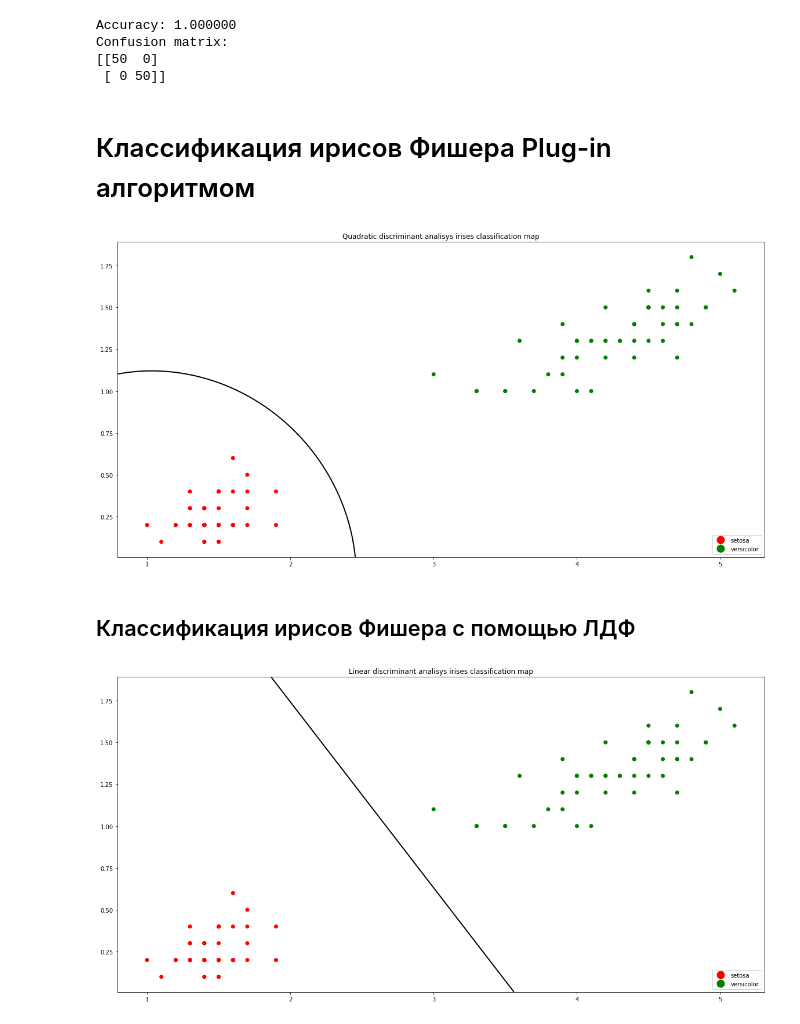
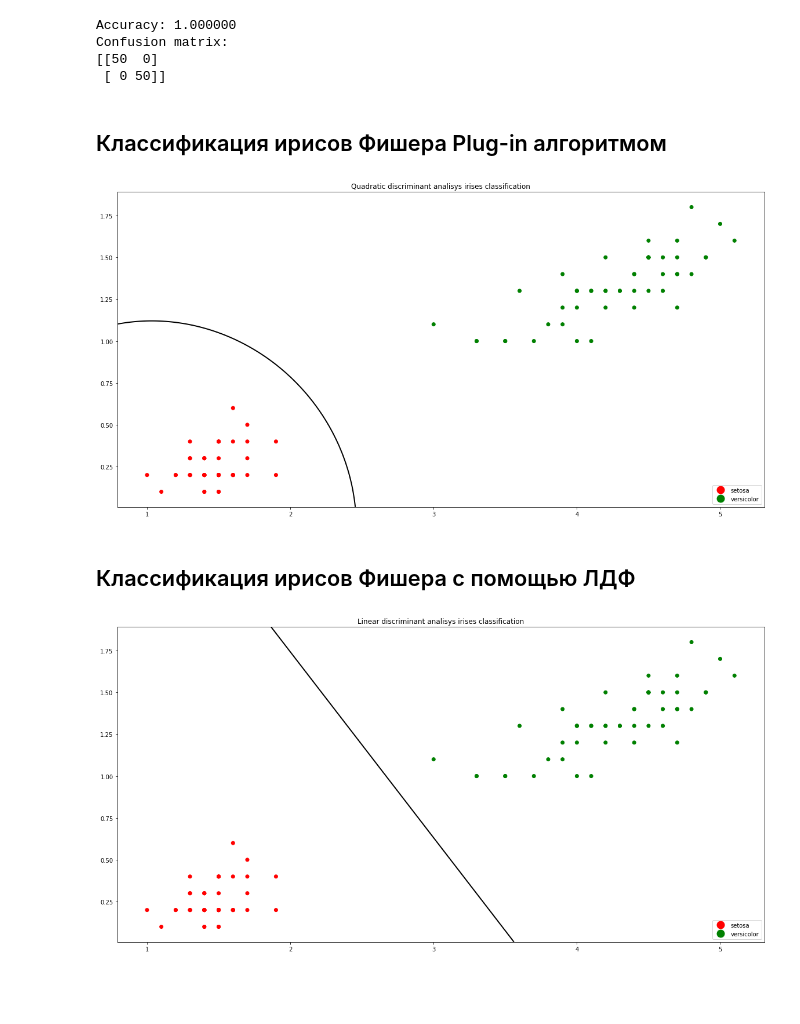
Before and after one commit to IHappyPlant/MLTheory, a Jupyter notebook: BayesClassifiers.ipynb, the cells around one changed output. Drawn from its saved outputs; the diff is of its cells as text; code cells hidden in the pictures; blank space fills up the shorter version.

```diff
--- a/BayesClassifiers.ipynb
+++ b/BayesClassifiers.ipynb
@@ -51,29 +57,29 @@ Confusion matrix:
 [[50  0]
  [ 0 50]]
 # %% [markdown]
-# Классификация ирисов Фишера Plug-in алгоритмом
+## Классификация ирисов Фишера Plug-in алгоритмом
 # %%
 clf = QuadraticDiscriminantAnalysis()
 clf.fit(data, target)
 
 colors = np.array(['red', 'green'])
 fig, ax = plt.subplots(figsize=(20, 10))
 ax.scatter(data[:, 0], data[:, 1], color=colors[target])
 handlers = [Line2D([0], [0], marker='o', color='w', label=target_names[i],
             markerfacecolor=colors[i], markersize=15) for i in range(0, len(colors))]
 ax.legend(handles=handlers, loc='lower right')
-ax.set_title('Quadratic discriminant analisys irises classification map')
+ax.set_title('Quadratic discriminant analisys irises classification')
 
 x_min, x_max = plt.xlim()
 y_min, y_max = plt.ylim()
 xx, yy = np.meshgrid(np.linspace(x_min, x_max, 200),
                      np.linspace(y_min, y_max, 200))
 Z = clf.predict_proba(np.c_[xx.ravel(), yy.ravel()])
 Z = Z[:, 0].reshape(xx.shape)
 ax.contour(xx, yy, Z, [0.5], linewidths=2, colors='black')
 plt.show()
 # %% [output]
-[figure, old version]
+[figure, new version]
 # %% [markdown]
 ## Классификация ирисов Фишера c помощью ЛДФ
 # %%
@@ -86,7 +92,7 @@ ax.scatter(data[:, 0], data[:, 1], color=colors[target])
 handlers = [Line2D([0], [0], marker='o', color='w', label=target_names[i],
             markerfacecolor=colors[i], markersize=15) for i in range(0, len(colors))]
 ax.legend(handles=handlers, loc='lower right')
-ax.set_title('Linear discriminant analisys irises classification map')
+ax.set_title('Linear discriminant analisys irises classification')
 
 x_min, x_max = plt.xlim()
 y_min, y_max = plt.ylim()
@@ -97,4 +103,4 @@ Z = Z[:, 0].reshape(xx.shape)
 ax.contour(xx, yy, Z, [0.5], linewidths=2, colors='black')
 plt.show()
 # %% [output]
-[figure, old version]
+[figure, new version]
```
Also changed, not shown: parts of 7 cells of this notebook.
